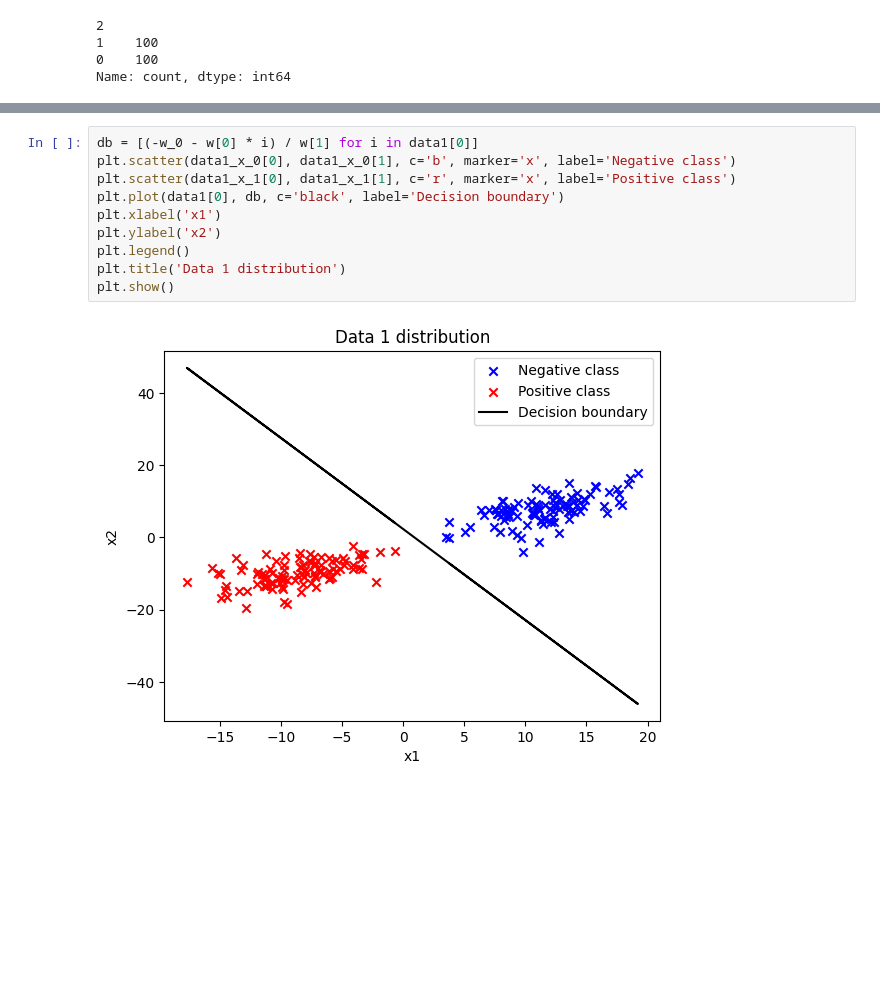
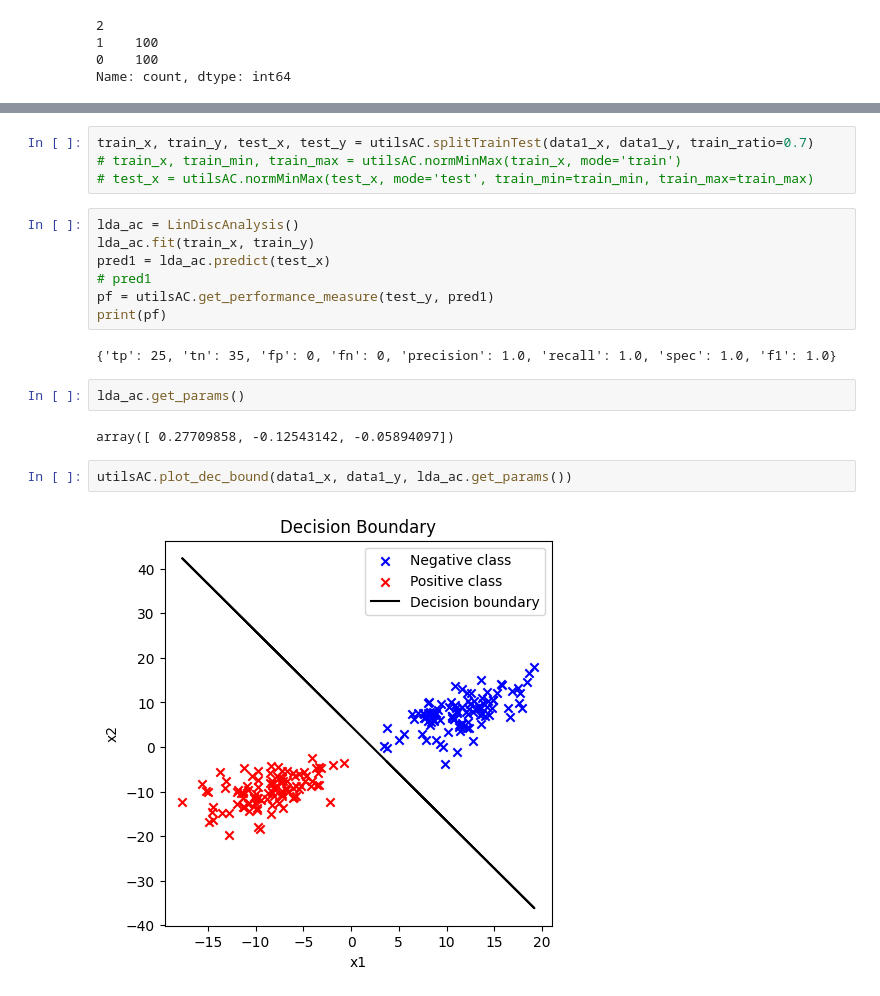
Before and after one commit to AbinashChetia/gda_ac, a Jupyter notebook: example.ipynb, the cells around one changed output, grey strips where cells are left out. Saved outputs shown, nothing was run; the diff lists cells and outputs as text; blank space fills up the shorter version.

```diff
--- a/example.ipynb
+++ b/example.ipynb
@@ -94,12 +36,21 @@ pf
-# %%
-db = [(-w_0 - w[0] * i) / w[1] for i in data1[0]]
-plt.scatter(data1_x_0[0], data1_x_0[1], c='b', marker='x', label='Negative class')
-plt.scatter(data1_x_1[0], data1_x_1[1], c='r', marker='x', label='Positive class')
-plt.plot(data1[0], db, c='black', label='Decision boundary')
-plt.xlabel('x1')
-plt.ylabel('x2')
-plt.legend()
-plt.title('Data 1 distribution')
-plt.show()
-# %% [output]
-[figure, removed]
+# %%
+train_x, train_y, test_x, test_y = utilsAC.splitTrainTest(data1_x, data1_y, train_ratio=0.7)
+# train_x, train_min, train_max = utilsAC.normMinMax(train_x, mode='train')
+# test_x = utilsAC.normMinMax(test_x, mode='test', train_min=train_min, train_max=train_max)
+# %%
+lda_ac = LinDiscAnalysis()
+lda_ac.fit(train_x, train_y)
+pred1 = lda_ac.predict(test_x)
+# pred1
+pf = utilsAC.get_performance_measure(test_y, pred1)
+print(pf)
+# %% [output]
+{'tp': 25, 'tn': 35, 'fp': 0, 'fn': 0, 'precision': 1.0, 'recall': 1.0, 'spec': 1.0, 'f1': 1.0}
+# %%
+lda_ac.get_params()
+# %% [output]
+array([ 0.27709858, -0.12543142, -0.05894097])
+# %%
+utilsAC.plot_dec_bound(data1_x, data1_y, lda_ac.get_params())
+# %% [output]
+[figure, added]
```
Also changed, not shown: parts of 6 cells of this notebook, 5 other files.
